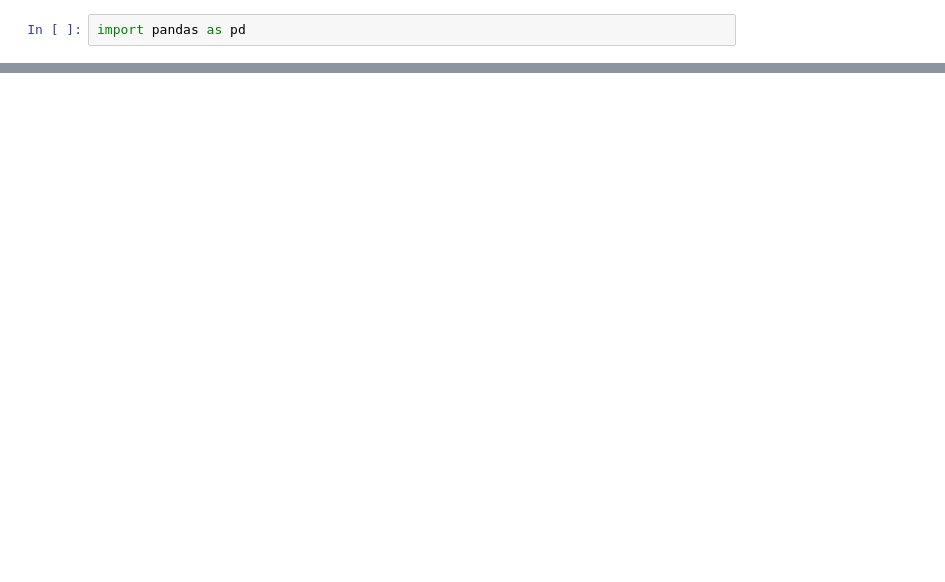
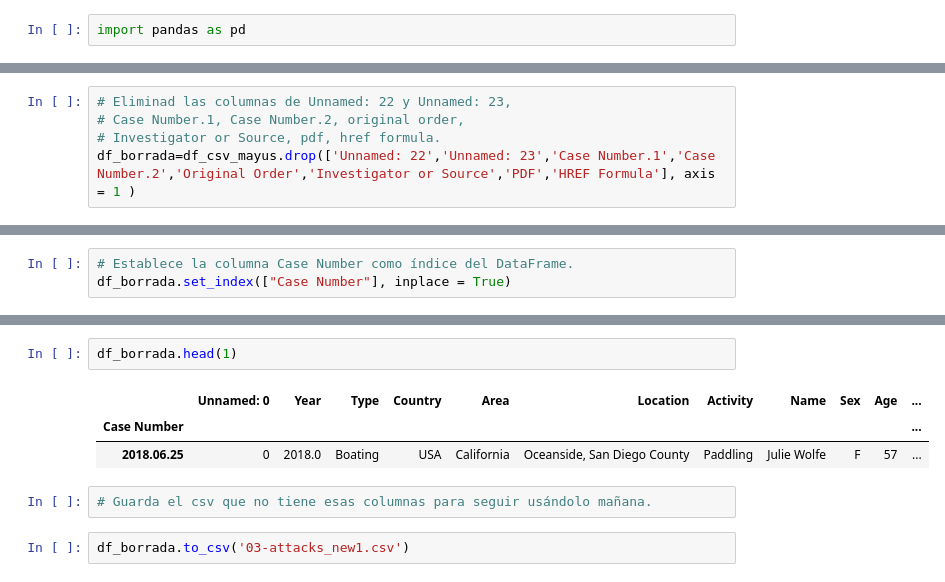
Before and after one commit to Adalab/DA-promoC-modulo-02-Marina-Lourdes-Ana, a Jupyter notebook: Pandas/03-pandas_3.ipynb, the cells around one changed output, grey strips where cells are left out. Saved outputs shown, nothing was run; the diff lists cells and outputs as text; blank space fills up the shorter version.

```diff
--- a/Pandas/03-pandas_3.ipynb
+++ b/Pandas/03-pandas_3.ipynb
@@ -53,0 +164,5 @@ df_csv.describe(include = 'object')
+# %%
+# Eliminad las columnas de Unnamed: 22 y Unnamed: 23,
+# Case Number.1, Case Number.2, original order,
+# Investigator or Source, pdf, href formula.
+df_borrada=df_csv_mayus.drop(['Unnamed: 22','Unnamed: 23','Case Number.1','Case Number.2','Original Order','Investigator or Source','PDF','HREF Formula'], axis = 1 )
@@ -53,0 +193,3 @@ df_csv.describe(include = 'object')
+# %%
+# Establece la columna Case Number como índice del DataFrame.
+df_borrada.set_index(["Case Number"], inplace = True)
@@ -53,0 +207,10 @@ df_csv.describe(include = 'object')
+# %%
+df_borrada.head(1)
+# %% [output]
+|  | Unnamed: 0 | Year | Type | Country | Area | Location | Activity | Name | Sex | Age | ... |
+| Case Number |  |  |  |  |  |  |  |  |  |  | ... |
+| 2018.06.25 | 0 | 2018.0 | Boating | USA | California | Oceanside, San Diego County | Paddling | Julie Wolfe | F | 57 | ... |
+# %%
+# Guarda el csv que no tiene esas columnas para seguir usándolo mañana.
+# %%
+df_borrada.to_csv('03-attacks_new1.csv')
```
Also changed, not shown: parts of 17 cells of this notebook.
